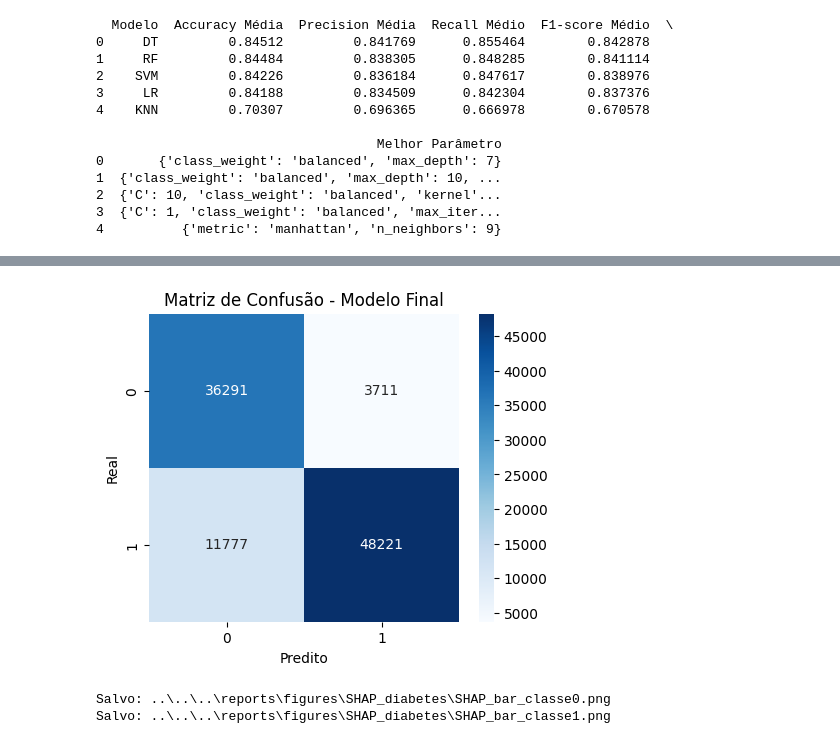
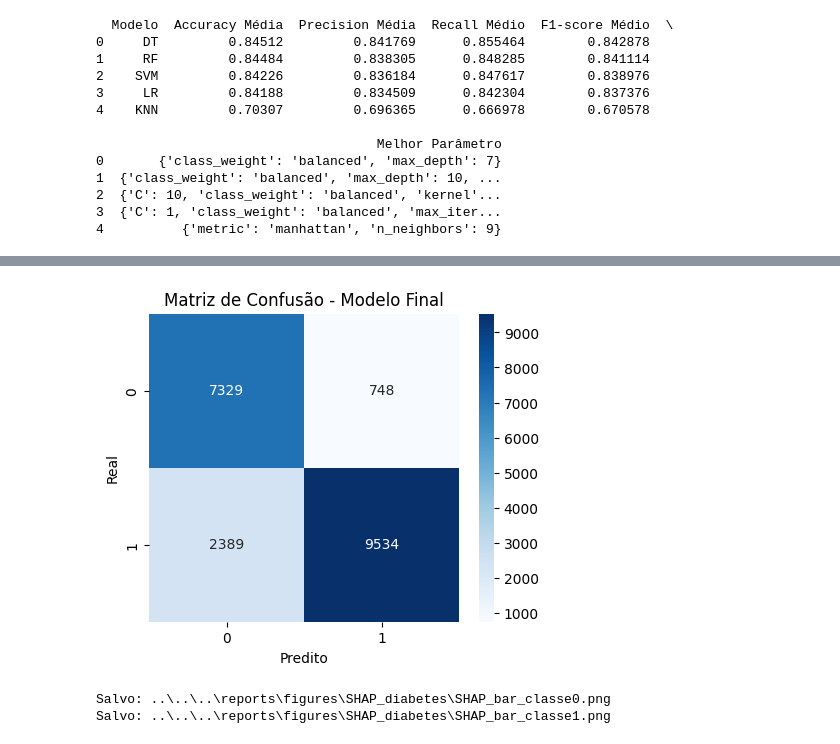
Before and after one commit to EvertonTeix/CdD_2025.2, a Jupyter notebook: notebooks/T3/Classificação/classificacao_diabetes.ipynb, the cells around one changed output, grey strips where cells are left out. Drawn from its saved outputs; the diff is of its cells as text; code cells hidden in the pictures.

```diff
--- a/notebooks/T3/Classificação/classificacao_diabetes.ipynb
+++ b/notebooks/T3/Classificação/classificacao_diabetes.ipynb
@@ -228,5 +228,14 @@ print(df_comparacao)
 2  {'C': 10, 'class_weight': 'balanced', 'kernel'...
 3  {'C': 1, 'class_weight': 'balanced', 'max_iter...
 4          {'metric': 'manhattan', 'n_neighbors': 9}
+# %%
+X_train, X_test, y_train, y_test = train_test_split(X, y, test_size=0.2, random_state=42)
 # %%
-nome_modelo_final = df_comparacao.iloc[0]['Modelo']
+best_model = DecisionTreeClassifier(class_weight='balanced',max_depth=7,random_state=42)
+best_model.fit(X_train, y_train)
+y_pred = best_model.predict(X_test)
+f1 = f1_score(y_test, y_pred)
+print(f"F1-Score: {f1:.4f}\n")
+
+print("Relatório de Classificação:")
+print(classification_report(y_test, y_pred))
@@ -235,7 +254,7 @@ y_true_total, y_pred_total, modelo_final, scaler_final = exp.pegar_dados_modelo_
 # %%
-pg.plot_matriz_confusao(y_true_total, y_pred_total)
+pg.plot_matriz_confusao(y_test, y_pred, '../../../reports/figures/matriz_confusao/matriz_confusao_diabetes_classificador.png')
 # %% [output]
-[figure, old version]
+[figure, new version]
 # %%
 pg.gerar_e_salvar_shap_bar_duas_classes(X,y)
 # %% [output]
```
Also changed, not shown: parts of 5 cells of this notebook, 5 other files.
